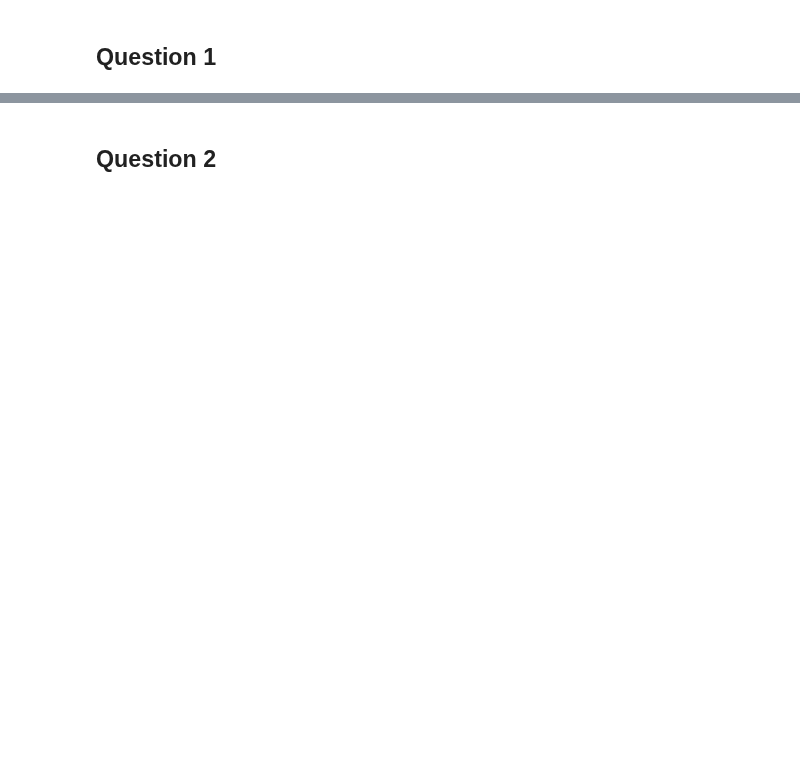
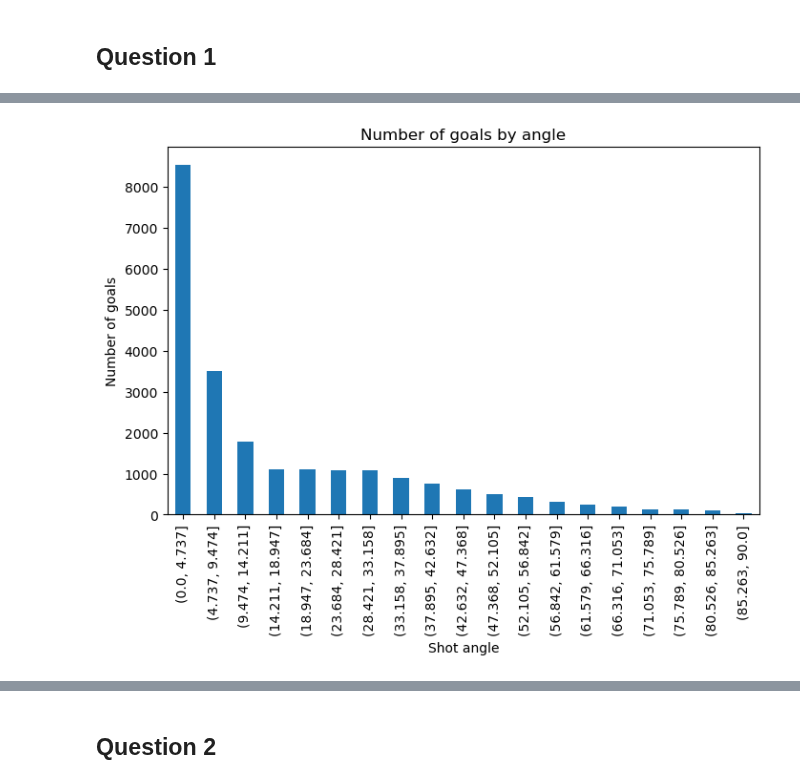
Before and after one commit to K-kiron/NHL-Analysis, a Jupyter notebook: Milestone2/features/feature_eng1.ipynb, the cells around one changed output, grey strips where cells are left out. Cells and saved outputs as stored; diff of their text form; code cells hidden in the pictures; blank space fills up the shorter version.

```diff
--- a/Milestone2/features/feature_eng1.ipynb
+++ b/Milestone2/features/feature_eng1.ipynb
@@ -116,20 +32,0 @@ bin_by_distance(df)
-# %%
-def bin_by_angle(df):
-
-        max_angle = 90
-        min_angle = 0
-
-        # divide the distance into 20 bins
-        bins = np.linspace(min_angle, max_angle, 20)
-
-        df['angle_bin'] = pd.cut(df['shot_angle'], bins=bins)
-        df = df[df['is_goal'] == 1]
-        df_goal_count = df.groupby(['angle_bin']).count()['is_goal']
-
-        df_goal_count.plot(kind='bar', x='angle_bin', y='is_goal')
-        plt.xlabel('Shot angle')
-        plt.ylabel('Number of goals')
-        plt.title('Number of goals by angle')
-        plt.show()
-
-bin_by_angle(df)
@@ -147,0 +54,4 @@ joint_plot(df)
+# %%
+bin_by_angle(train_df)
+# %% [output]
+[figure, added]
```
Also changed, not shown: parts of 18 cells of this notebook, 1 other file.
